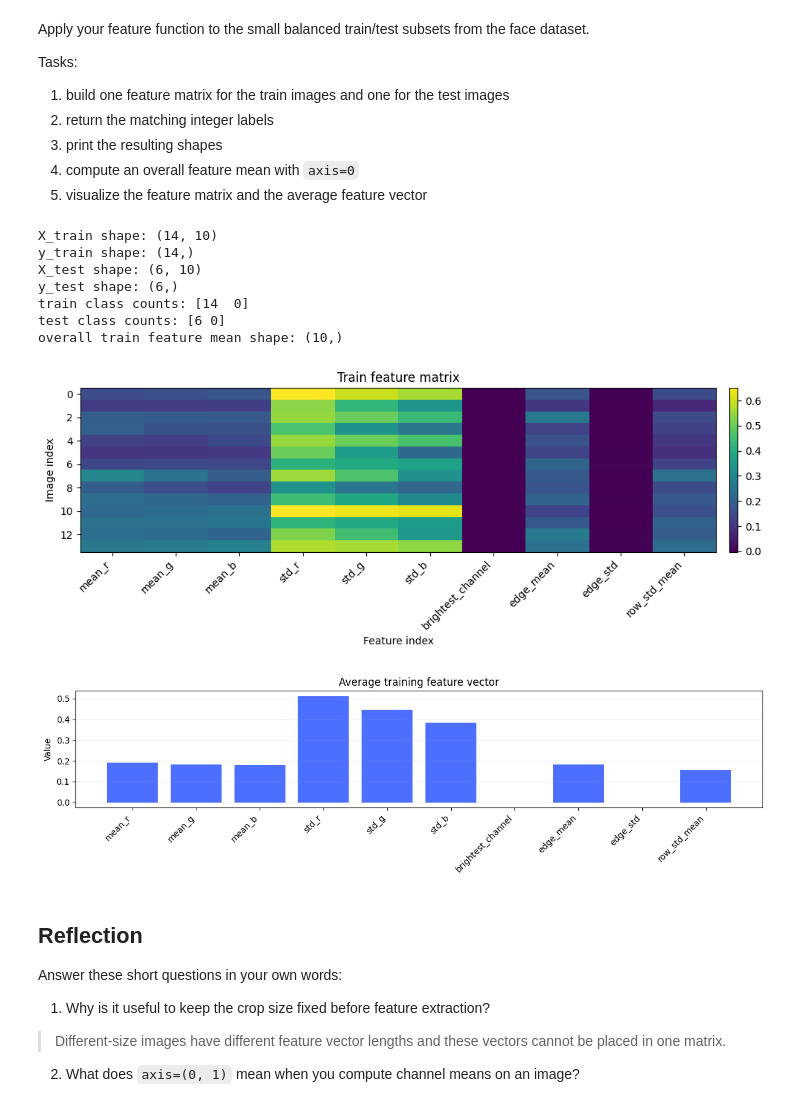
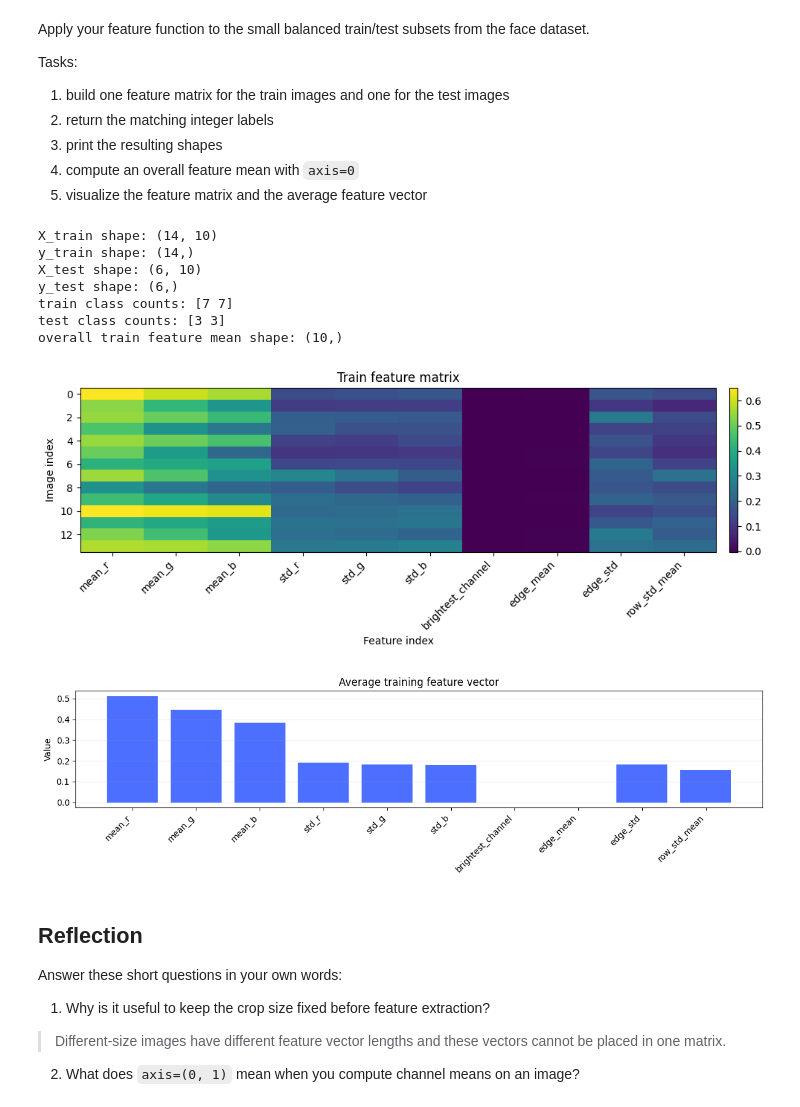
Before and after one commit to vgu-dsai-2026/lab-1-numpy-jacjac1001, a Jupyter notebook: notebook.ipynb, the cells around one changed output. Drawn from its saved outputs; the diff is of its cells as text; code cells hidden in the pictures.

```diff
--- a/notebook.ipynb
+++ b/notebook.ipynb
@@ -442,14 +442,15 @@ def extract_features(image: np.ndarray, kernel: np.ndarray) -> np.ndarray:
     row_std_profile = np.apply_along_axis(np.std, 1, gray)
 
     filtered_mean = np.array([filtered.mean()], dtype=np.float32)
-    filtered_std = np.array([filtered.std()], dtype=np.float32)
+    filtered_stds = np.array([filtered.std()], dtype=np.float32)
     row_std_profile_mean = np.array([row_std_profile.mean()], dtype=np.float32)
     brightest_channel_arr = np.array([brightest_channel], dtype=np.float32)
 
-    feature_vector = np.concatenate([channel_stds,
-                                     channel_means,
+    feature_vector = np.concatenate([channel_means.astype(np.float32),
+                                     channel_stds,
                                      brightest_channel_arr,
-                                     filtered_std, filtered_mean,
+                                     filtered_mean,
+                                     filtered_stds,
                                      row_std_profile_mean])
 
     return feature_vector
@@ -487,11 +488,10 @@ def build_feature_matrix(paths: list[Path], kernel: np.ndarray) -> tuple[np.ndar
         list_X.append(features)
 
         # Assign an integer label (y)
-        if "face" in str(path).lower():
-            list_y.append(1) # 1 for actual faces
+        if "cat" in str(path).lower():
+            list_y.append(1)
         else:
-            list_y.append(0) # 0 for non-faces
-
+            list_y.append(0)
 
     # Stack all vectors into a 2D Matrix
     X = np.array(list_X)
@@ -503,37 +503,37 @@ X_train, y_train = build_feature_matrix(train_paths, EDGE_KERNEL)
 X_test, y_test = build_feature_matrix(test_paths, EDGE_KERNEL)
 print("X_train shape:", X_train.shape)
 print("y_train shape:", y_train.shape)
 print("X_test shape:", X_test.shape)
 print("y_test shape:", y_test.shape)
 print("train class counts:", np.bincount(y_train, minlength=2))
 print("test class counts:", np.bincount(y_test, minlength=2))
 
 train_feature_mean = X_train.mean(axis=0)
 print("overall train feature mean shape:", train_feature_mean.shape)
 
 fig, ax = plt.subplots(figsize=(10, 4))
 image = ax.imshow(X_train, aspect="auto", cmap="viridis")
 ax.set_title("Train feature matrix")
 ax.set_xlabel("Feature index")
 ax.set_ylabel("Image index")
 ax.set_xticks(range(len(FEATURE_NAMES)))
 ax.set_xticklabels(FEATURE_NAMES, rotation=45, ha="right")
 fig.colorbar(image, ax=ax, fraction=0.03, pad=0.02)
 fig.tight_layout()
 plt.show()
 
 fig, ax = plot_feature_vector(train_feature_mean, FEATURE_NAMES, title="Average training feature vector")
 plt.show()
 # %% [output]
 X_train shape: (14, 10)
 y_train shape: (14,)
 X_test shape: (6, 10)
 y_test shape: (6,)
-train class counts: [14  0]
-test class counts: [6 0]
+train class counts: [7 7]
+test class counts: [3 3]
 overall train feature mean shape: (10,)
-[figure, old version]
+[figure, new version]
-[figure, old version]
+[figure, new version]
 # %% [markdown]
 ## Reflection
 
```
Also changed, not shown: parts of 1 cell of this notebook.
